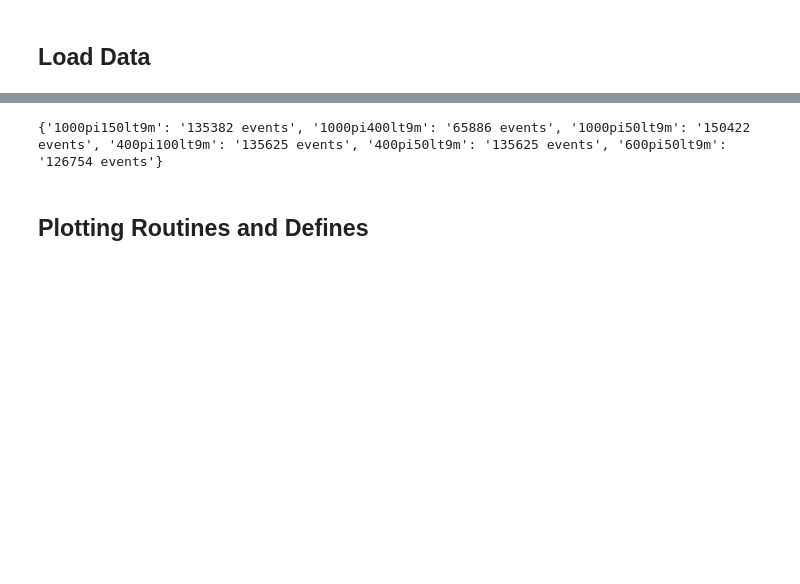
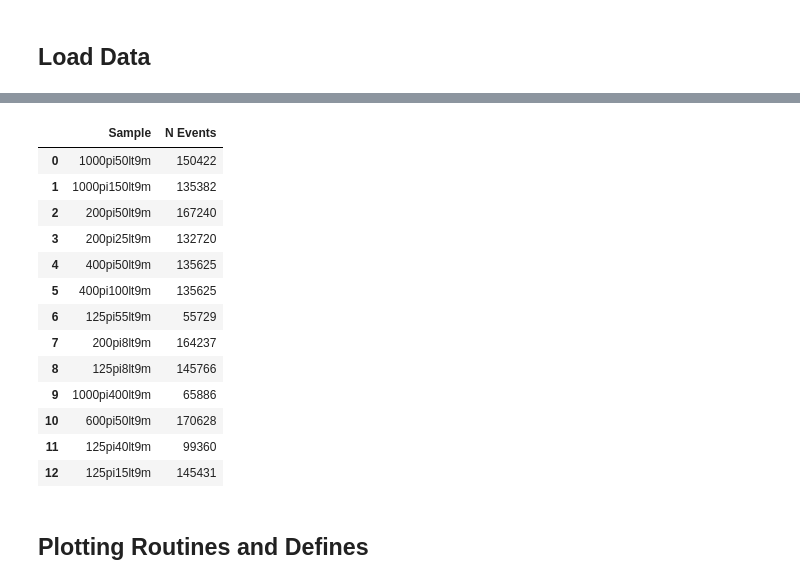
Before and after one commit to gordonwatts/JetCutStudies, a Jupyter notebook: notebooks/Plot Training Variables.ipynb, the cells around one changed output, grey strips where cells are left out. Saved outputs shown, nothing was run; the diff lists cells and outputs as text; code cells hidden in the pictures; blank space fills up the shorter version.

```diff
--- a/notebooks/Plot Training Variables.ipynb
+++ b/notebooks/Plot Training Variables.ipynb
@@ -41,7 +42,21 @@ def load_individual_samples(jobId):
     sample_names = [os.path.basename(f).split('-')[1] for f in files]
     return {n:load_sample('../../MVARawData/{0}/individual-{1}'.format(jobId, n)) for n in sample_names}
 # %%
-individual_samples = load_individual_samples(jobId)
-print ({n:'{0} events'.format(len(individual_samples[n].index)) for n in individual_samples})
+individual_sample_list = load_individual_samples(jobId)
+info = {n:len(individual_sample_list[n].index) for n in individual_sample_list}
+pd.DataFrame(list(info.items()), columns=['Sample', "N Events"])
 # %% [output]
-{'1000pi150lt9m': '135382 events', '1000pi400lt9m': '65886 events', '1000pi50lt9m': '150422 events', '400pi100lt9m': '135625 events', '400pi50lt9m': '135625 events', '600pi50lt9m': '126754 events'}
+|  | Sample | N Events |
+| 0 | 1000pi50lt9m | 150422 |
+| 1 | 1000pi150lt9m | 135382 |
+| 2 | 200pi50lt9m | 167240 |
+| 3 | 200pi25lt9m | 132720 |
+| 4 | 400pi50lt9m | 135625 |
+| 5 | 400pi100lt9m | 135625 |
+| 6 | 125pi55lt9m | 55729 |
+| 7 | 200pi8lt9m | 164237 |
+| 8 | 125pi8lt9m | 145766 |
+| 9 | 1000pi400lt9m | 65886 |
+| 10 | 600pi50lt9m | 170628 |
+| 11 | 125pi40lt9m | 99360 |
+| 12 | 125pi15lt9m | 145431 |
```
Also changed, not shown: parts of 6 cells of this notebook.
